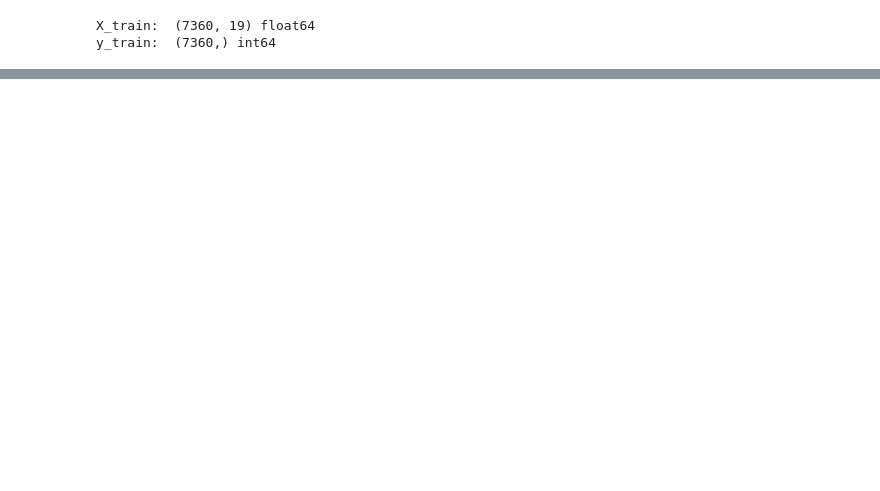
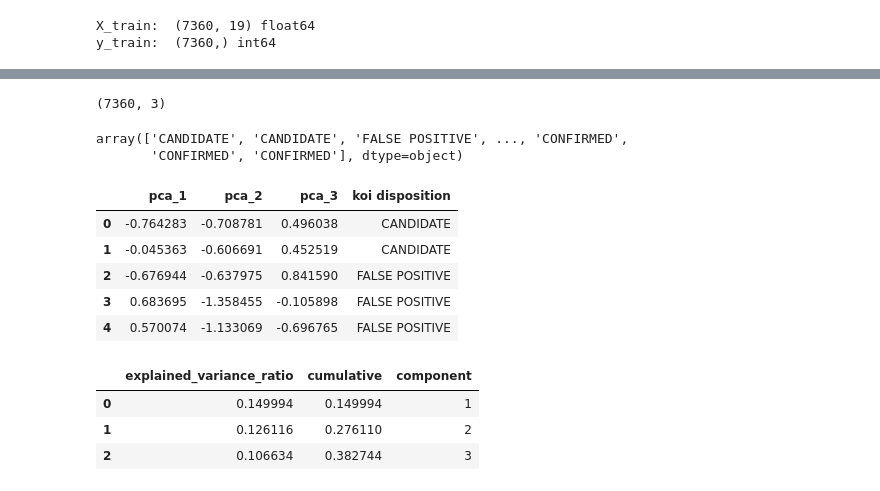
Before and after one commit to ArminD93/KeplerExoplanetSearchResults, a Jupyter notebook: KeplerExoplanetSearchResults.ipynb, the cells around one changed output, grey strips where cells are left out. Drawn from its saved outputs; the diff is of its cells as text; code cells hidden in the pictures; blank space fills up the shorter version.

```diff
--- a/KeplerExoplanetSearchResults.ipynb
+++ b/KeplerExoplanetSearchResults.ipynb
@@ -1264,0 +1328,43 @@ plt.show()
+# %%
+from sklearn.decomposition import PCA
+
+pca = PCA(n_components=3)
+
+X_train_pca = pca.fit_transform(X_train)
+X_test_pca = pca.transform(X_test)
+
+X_train_pca.shape
+# %% [output]
+(7360, 3)
+# %%
+classes = encoder.inverse_transform(y_train)
+
+classes
+# %% [output]
+array(['CANDIDATE', 'CANDIDATE', 'FALSE POSITIVE', ..., 'CONFIRMED',
+       'CONFIRMED', 'CONFIRMED'], dtype=object)
+# %%
+pca_df = pd.DataFrame(data={'pca_1': X_train_pca[:, 0], 'pca_2': X_train_pca[:, 1], 'pca_3': X_train_pca[:, 2], 'koi disposition' : classes})
+
+pca_df.head()
+# %% [output]
+|  | pca_1 | pca_2 | pca_3 | koi disposition |
+| 0 | -0.764283 | -0.708781 | 0.496038 | CANDIDATE |
+| 1 | -0.045363 | -0.606691 | 0.452519 | CANDIDATE |
+| 2 | -0.676944 | -0.637975 | 0.841590 | FALSE POSITIVE |
+| 3 | 0.683695 | -1.358455 | -0.105898 | FALSE POSITIVE |
+| 4 | 0.570074 | -1.133069 | -0.696765 | FALSE POSITIVE |
+# %%
+# Procent wyjąśnionej wariancji
+
+kepler_results = pd.DataFrame(data={'explained_variance_ratio': pca.explained_variance_ratio_})
+
+kepler_results['cumulative'] = kepler_results['explained_variance_ratio'].cumsum() # obliczenie skumulowanej wariancji wyjaśnionej
+kepler_results['component'] = kepler_results.index + 1
+
+kepler_results
+# %% [output]
+|  | explained_variance_ratio | cumulative | component |
+| 0 | 0.149994 | 0.149994 | 1 |
+| 1 | 0.126116 | 0.276110 | 2 |
+| 2 | 0.106634 | 0.382744 | 3 |
```
Also changed, not shown: parts of 48 cells of this notebook.
